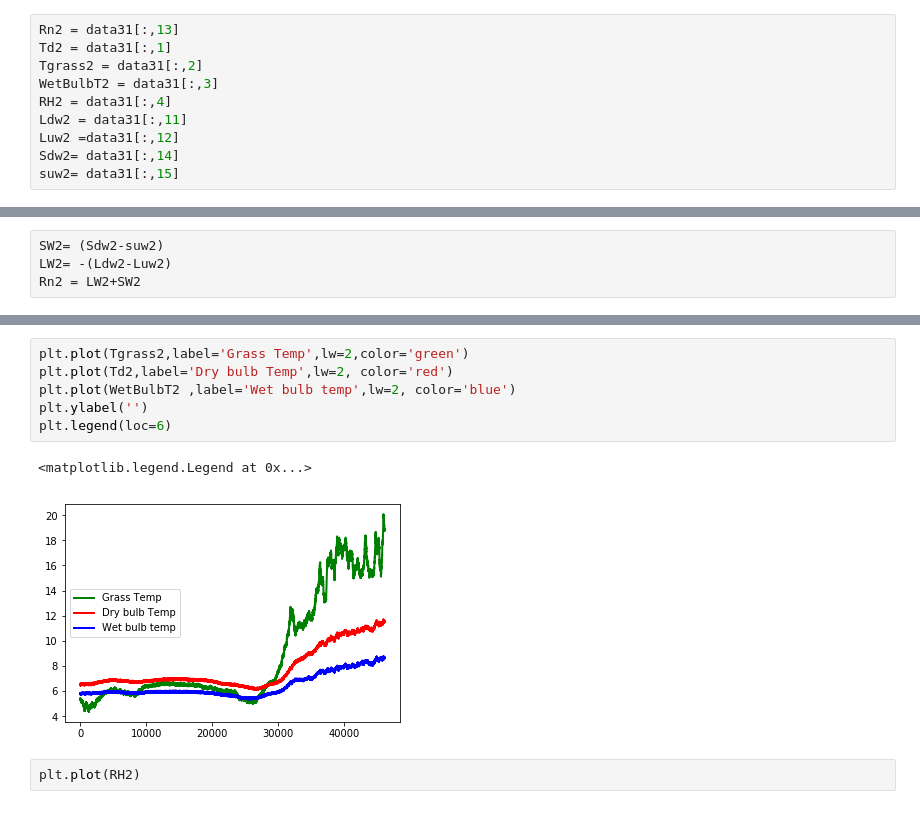
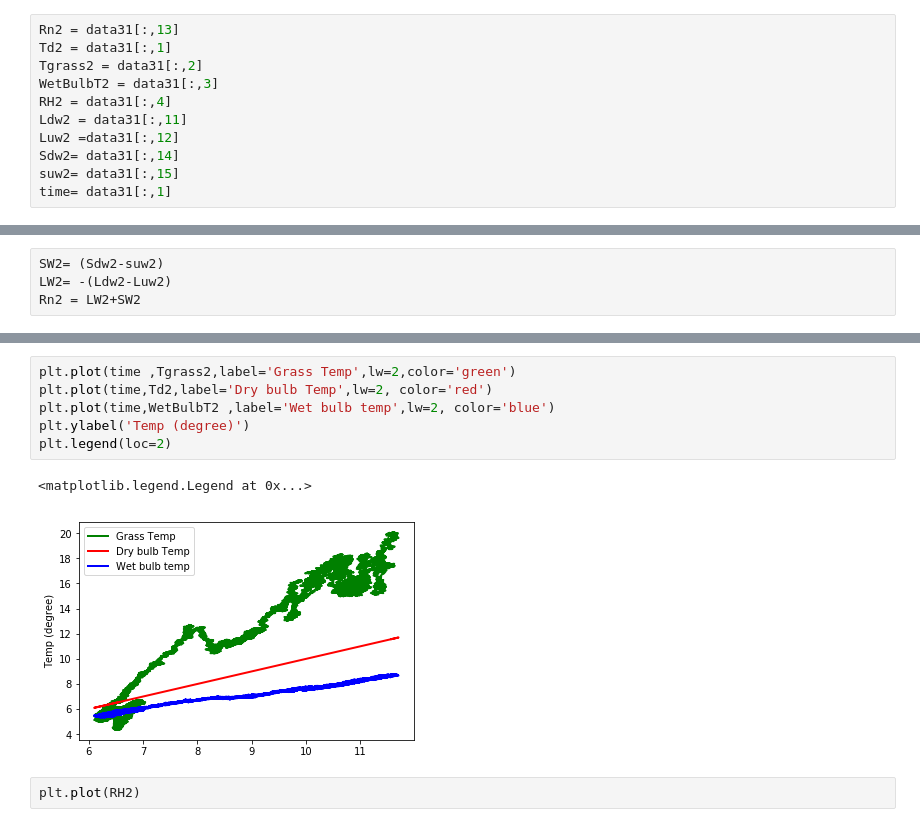
Before and after one commit to IsabelSmith1998/Assignment-Two--25002661, a Jupyter notebook: Assignmnet two.ipynb, the cells around one changed output, grey strips where cells are left out. Drawn from its saved outputs; the diff is of its cells as text.

```diff
--- a/Assignmnet two.ipynb
+++ b/Assignmnet two.ipynb
@@ -36,6 +37,7 @@ Ldw2 = data31[:,11]
 Luw2 =data31[:,12]
 Sdw2= data31[:,14]
 suw2= data31[:,15]
+time= data31[:,1]
 # %%
 print(Tgrass2)
 # %% [output]
@@ -53,12 +49,12 @@ plt.plot(Rn)
 # %%
-plt.plot(Tgrass2,label='Grass Temp',lw=2,color='green')
-plt.plot(Td2,label='Dry bulb Temp',lw=2, color='red')
-plt.plot(WetBulbT2 ,label='Wet bulb temp',lw=2, color='blue')
-plt.ylabel('')
-plt.legend(loc=6)
+plt.plot(time ,Tgrass2,label='Grass Temp',lw=2,color='green')
+plt.plot(time,Td2,label='Dry bulb Temp',lw=2, color='red')
+plt.plot(time,WetBulbT2 ,label='Wet bulb temp',lw=2, color='blue')
+plt.ylabel('Temp (degree)')
+plt.legend(loc=2)
 # %% [output]
 <matplotlib.legend.Legend at 0x...>
-[figure, old version]
+[figure, new version]
 # %%
 plt.plot(RH2)
 # %% [output]
```
Also changed, not shown: parts of 3 cells of this notebook.
